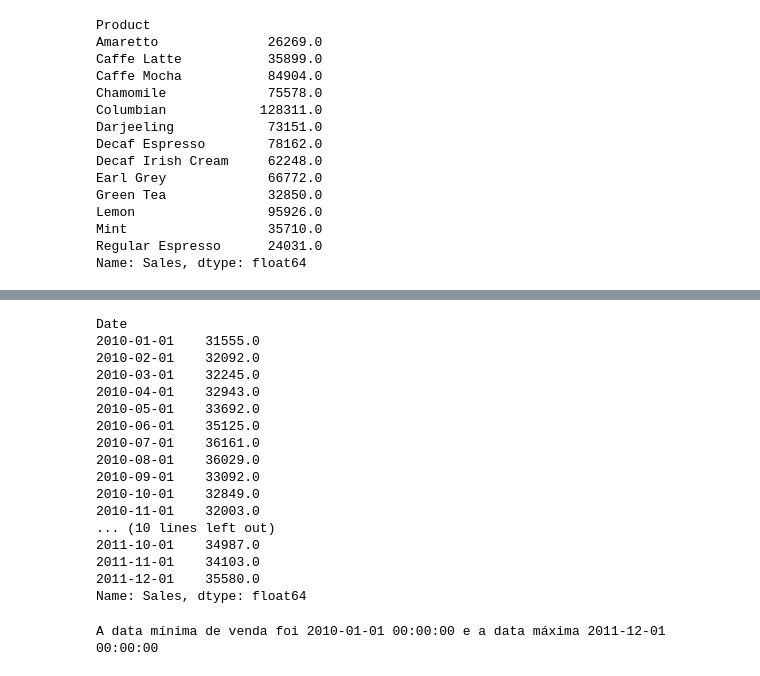
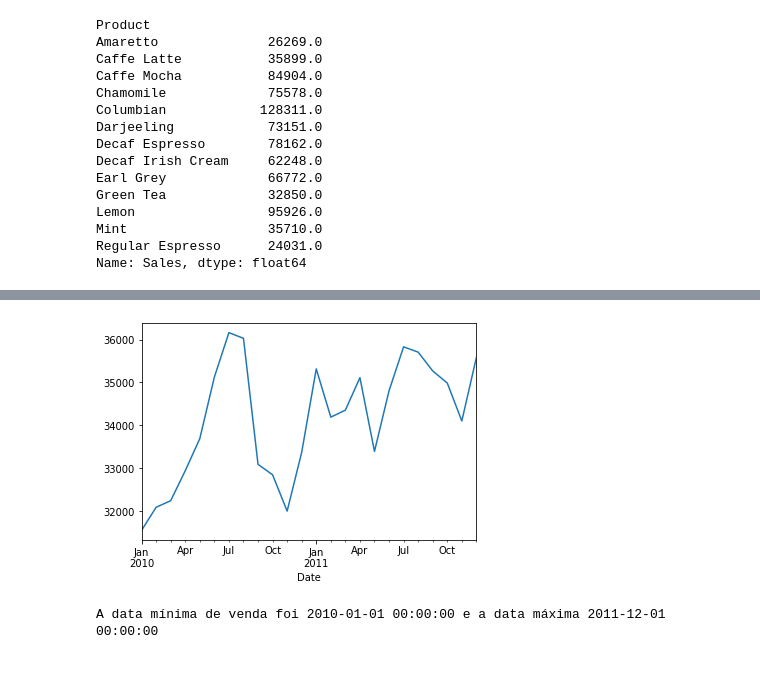
Before and after one commit to FranciniSantana/data-analysis-python-FreeCodeCamp, a Jupyter notebook: Projeto_|_US_Stores_Sales.ipynb, the cells around one changed output, grey strips where cells are left out. Saved outputs shown, nothing was run; the diff lists cells and outputs as text; code cells hidden in the pictures.

```diff
--- a/Projeto_|_US_Stores_Sales.ipynb
+++ b/Projeto_|_US_Stores_Sales.ipynb
@@ -195,24 +214,9 @@ Name: Sales, dtype: float64
+# %%
+sales_per_day_plot = df.groupby('Date').Sales.sum().plot()
+# %% [output]
+[figure, added]
 # %%
 sales_per_day = df.groupby('Date').Sales.sum()
-sales_per_day
-# %% [output]
-Date
-2010-01-01    31555.0
-2010-02-01    32092.0
-2010-03-01    32245.0
-2010-04-01    32943.0
-2010-05-01    33692.0
-2010-06-01    35125.0
-2010-07-01    36161.0
-2010-08-01    36029.0
-2010-09-01    33092.0
-2010-10-01    32849.0
-2010-11-01    32003.0
-... (10 lines left out)
-2011-10-01    34987.0
-2011-11-01    34103.0
-2011-12-01    35580.0
-Name: Sales, dtype: float64
 # %%
 minDate = min(df['Date'])
 maxDate = max(df['Date'])
```
Also changed, not shown: parts of 8 cells of this notebook.
